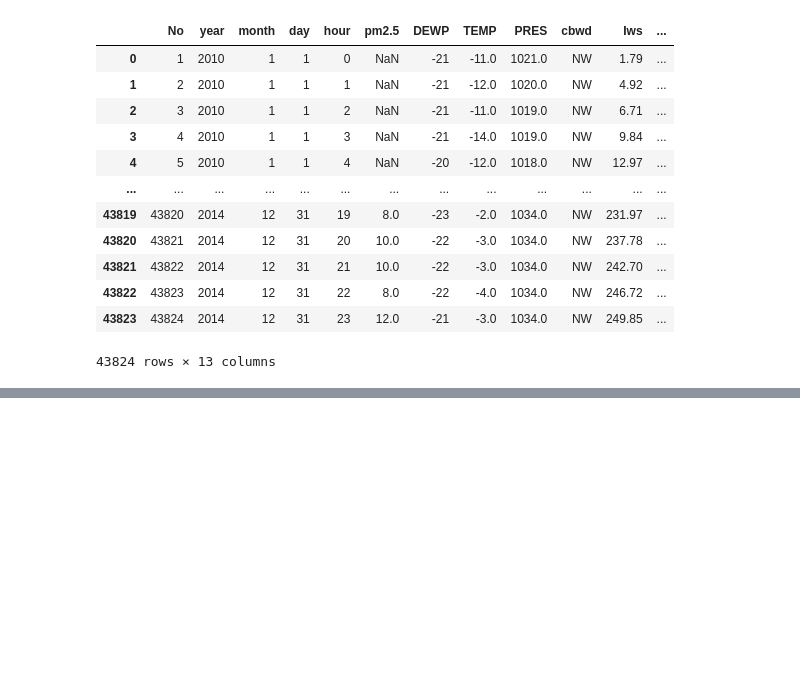
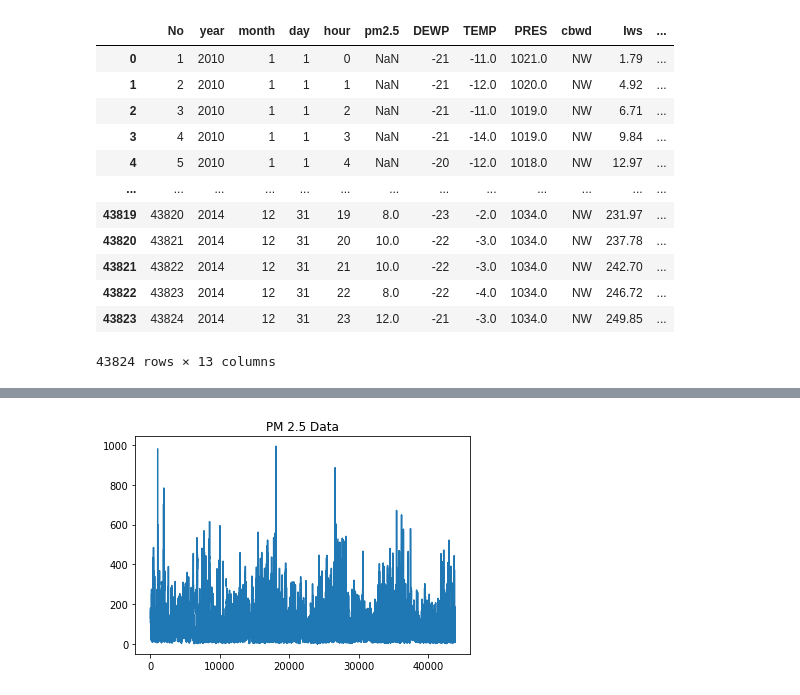
Before and after one commit to YMGYM/TSE_Learning, a Jupyter notebook: Beijjing_air_pollution_analysis.ipynb, the cells around one changed output, grey strips where cells are left out. Drawn from its saved outputs; the diff is of its cells as text; code cells hidden in the pictures; blank space fills up the shorter version.

```diff
--- a/Beijjing_air_pollution_analysis.ipynb
+++ b/Beijjing_air_pollution_analysis.ipynb
@@ -38,0 +62,2 @@ data
+# %%
+dropped_data = data.drop(['No', 'year', 'month', 'day', 'hour'],axis=1)
@@ -38,0 +80,2 @@ data
+# %%
+pm25 = dropped_data.pop('pm2.5')
@@ -38,0 +98,8 @@ data
+# %%
+import matplotlib.pyplot as plt
+
+plt.title("PM 2.5 Data")
+plt.plot(pm25)
+plt.show()
+# %% [output]
+[figure, added]
```
Also changed, not shown: parts of 20 cells of this notebook.
